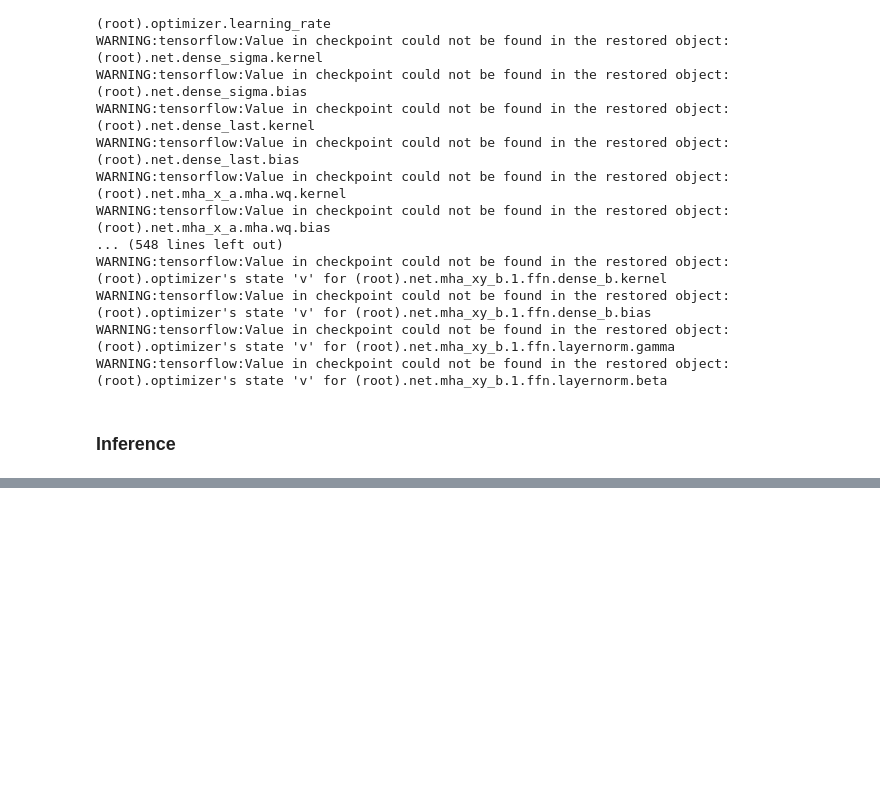
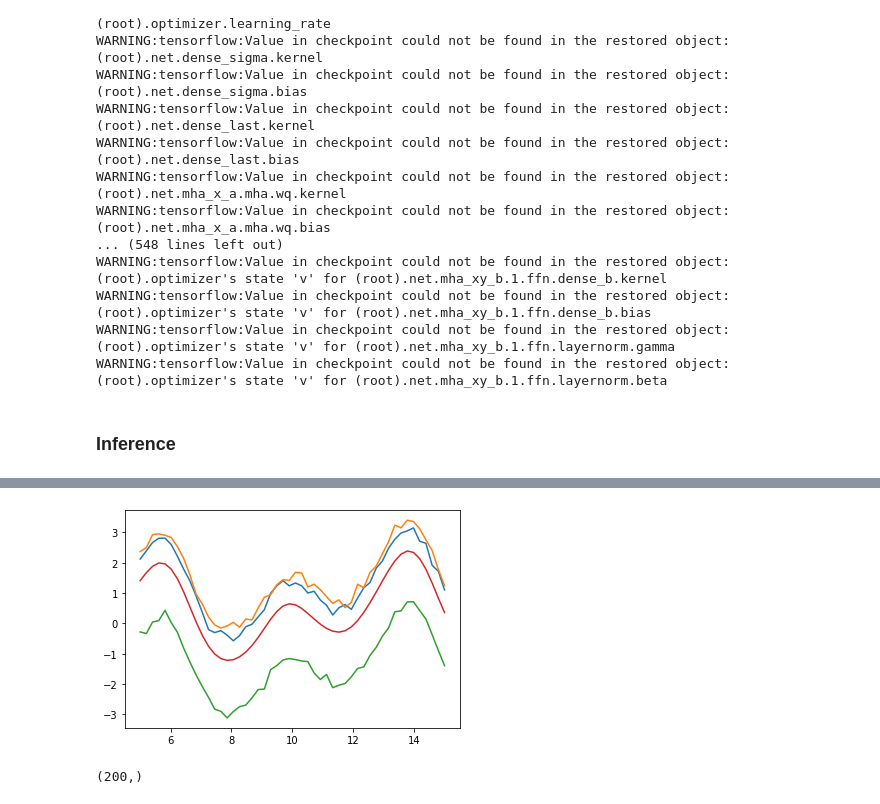
Before and after one commit to oremnirv/ATP, a Jupyter notebook: GP_experiments_1D.ipynb, the cells around one changed output, grey strips where cells are left out. Cells and saved outputs as stored; diff of their text form; code cells hidden in the pictures; blank space fills up the shorter version.

```diff
--- a/GP_experiments_1D.ipynb
+++ b/GP_experiments_1D.ipynb
@@ -13,0 +18,4 @@ t, Y = synthetic_data_gen.GP_functions_gen(samples=200)
+# %%
+seq_len=100
+samples = 1000
+noise=False
@@ -168,0 +217,2 @@ for sample in range(num_samples):
+# %%
+t = np.tile(np.linspace(5,15,50), sum(num_per_model) + 1).reshape(-1, 1)
@@ -168,0 +298,2 @@ for sample in range(num_samples):
+# %%
+t, y_t_e, z = RBF_gen_data(100, 4, np.repeat(0.1, 20))
@@ -168,0 +310,7 @@ for sample in range(num_samples):
+# %%
+for i in range(4):
+    plt.plot(t[:50], y_t_e[0, 50 * i:50*(i+1)])
+    if i == 19:
+        plt.plot(t[:50], y_t_e[0, 50 * i:50*(i+1)], c= 'r')
+# %% [output]
+[figure, added]
@@ -168,0 +321,4 @@ for sample in range(num_samples):
+# %%
+t.shape
+# %% [output]
+(200,)
```
Also changed, not shown: parts of 29 cells of this notebook, 6 other files.
